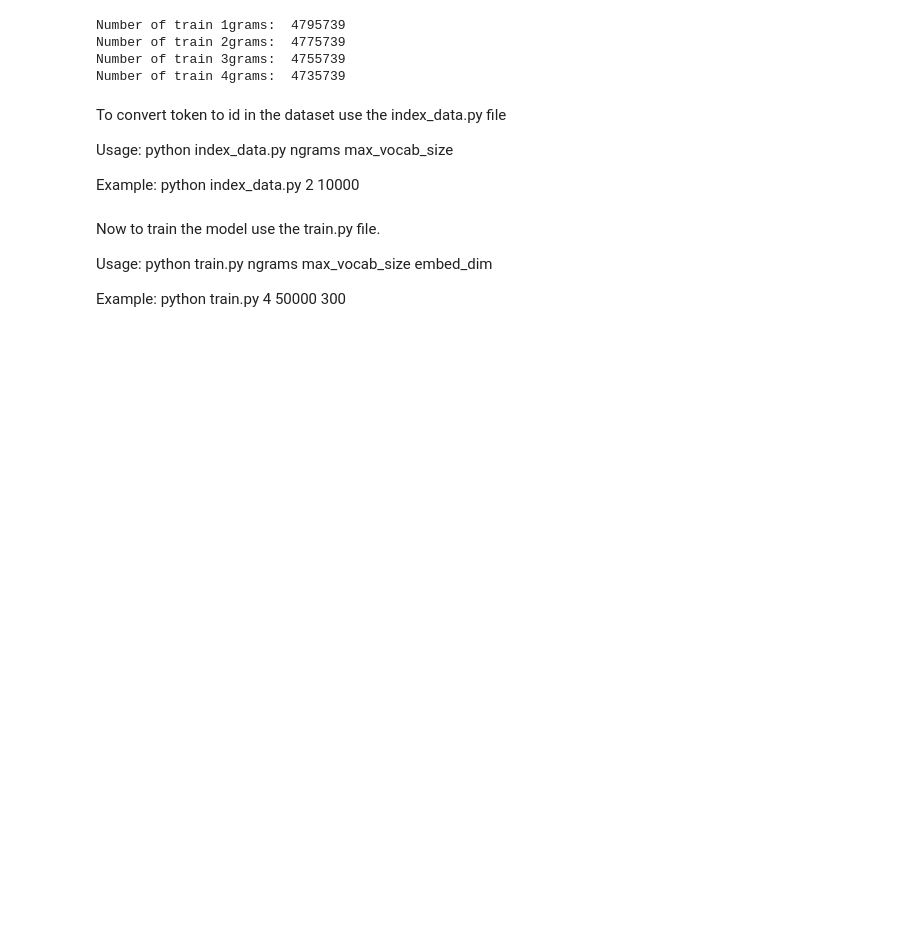
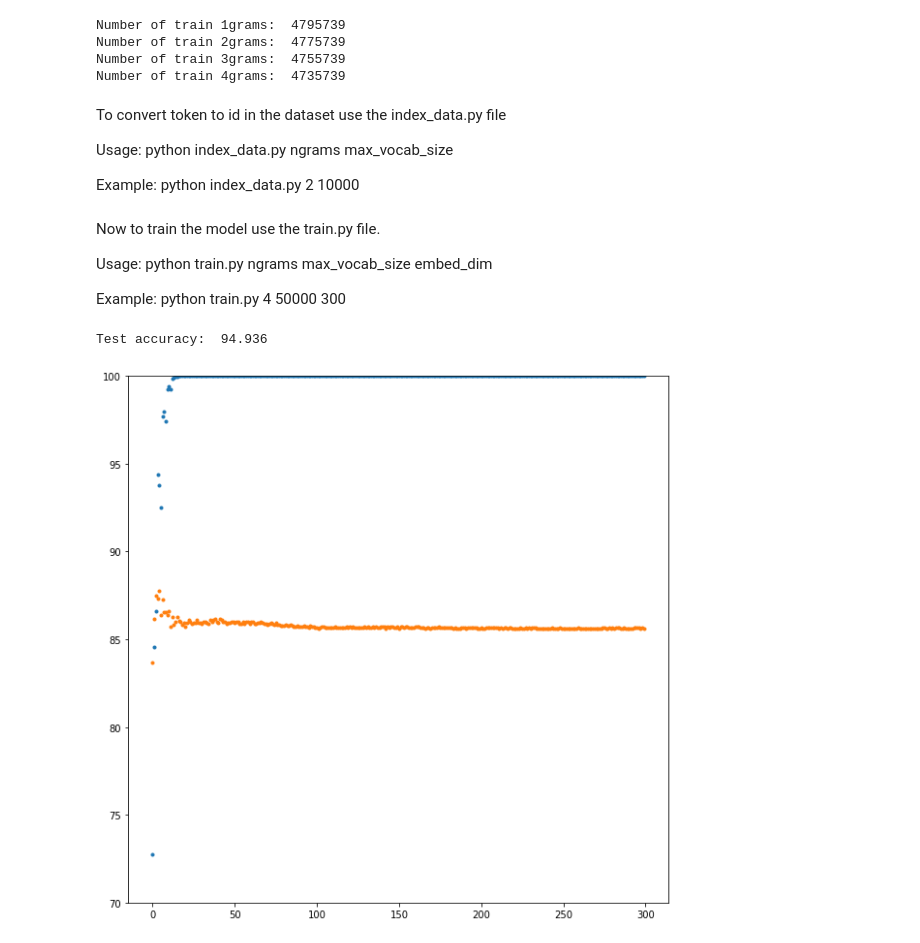
Before and after one commit to DiMesq/Hw1_NLP_NYU, a Jupyter notebook: main.ipynb, the cells around one changed output. Cells and saved outputs as stored; diff of their text form; code cells hidden in the pictures; blank space fills up the shorter version.

Commit message:
compute test score and plot train cureves

```diff
--- a/main.ipynb
+++ b/main.ipynb
@@ -284,3 +284,30 @@ Now to train the model use the train.py file.
 Usage: python train.py ngrams max_vocab_size embed_dim
 
 Example: python train.py 4 50000 300
+# %%
+import torch
+from torch.utils.data import DataLoader
+
+from data import MovieReviewsDataset, moviereviews_collate_func
+from model import BagOfWords
+from train import test_model
+# best model
+ngram = 1
+max_vocab_size = 50000
+emb_dim = 100
+
+test_data_indices, test_targets = pkl.load(open(f"data/processed/test_data_indicies_{ngram}gram_{max_vocab_size}vocab.p", "rb"))
+BATCH_SIZE = 64
+test_dataset = MovieReviewsDataset(test_data_indices, test_targets)
+test_loader = DataLoader(dataset=test_dataset,
+                           batch_size=BATCH_SIZE,
+                           collate_fn=moviereviews_collate_func,
+                           shuffle=True)
+
+model = BagOfWords(max_vocab_size+2, emb_dim)
+model.load_state_dict(torch.load(f"models/model_{ngram}gram_{max_vocab_size}vocab_{emb_dim}embed.pth"))
+
+test_acc = test_model(test_loader, model)
+print("Test accuracy: ", test_acc)
+# %% [output]
+Test accuracy:  94.936
@@ -286,0 +324,19 @@ Example: python train.py 4 50000 300
+# %%
+# after training plot curves of best model
+import matplotlib.pyplot as plt
+%matplotlib inline
+
+
+with open('train_curve.txt', 'r') as fin:
+    train_curve = [float(line.strip()) for line in fin]
+
+with open('val_curve.txt', 'r') as fin:
+    val_curve = [float(line.strip()) for line in fin]
+
+fig, ax1 = plt.subplots(1,1, figsize=(10,10))
+ax1.plot(train_curve, '.')
+ax1.set_ylim(70, 100)
+ax1.plot(val_curve, '.')
+plt.savefig('train_curves')
+# %% [output]
+[figure, added]
```
Also changed, not shown: parts of 2 cells of this notebook, 2 other files.
